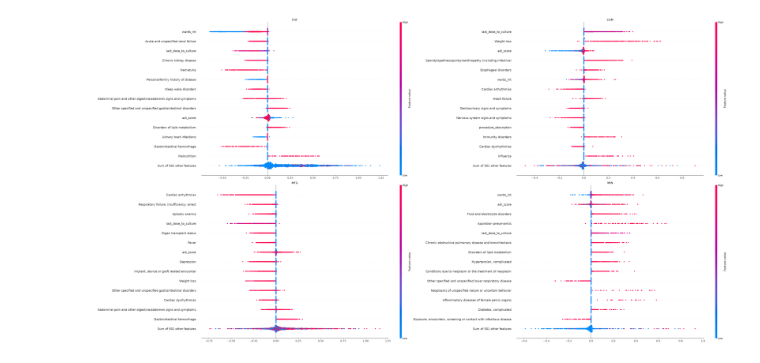
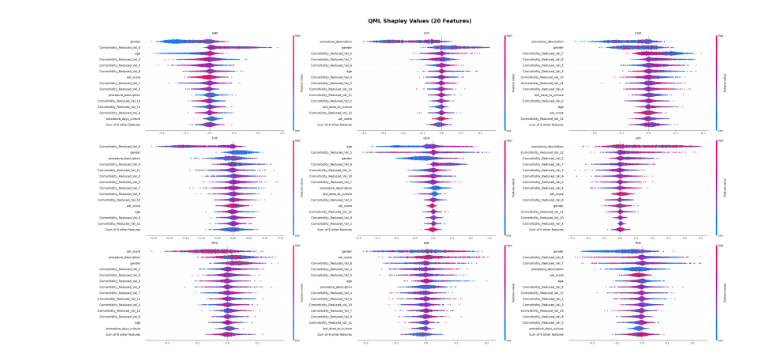
Before and after one commit to renatawong/qml-amr, a Jupyter notebook: viz_shapley.ipynb, the cells around one changed output. Cells and saved outputs as stored; diff of their text form; code cells hidden in the pictures.

```diff
--- a/viz_shapley.ipynb
+++ b/viz_shapley.ipynb
@@ -1,30 +1,30 @@
 # %%
 import shap
 import pickle
 import pandas as pd
 import matplotlib.pyplot as plt
 
-drugs_list = ["FOF", "CXM", "MFG", "MIN"]
-fig, axes = plt.subplots(nrows=2, ncols=2, figsize=(40, 20))
+drugs_list = ['AMP', 'CFR', 'CXM', 'FOF', 'GEN', 'LZD', 'MFG', 'MIN', 'PEN']
+fig, axes = plt.subplots(nrows=3, ncols=3, figsize=(40, 20))
 axes_flat = axes.flatten()
-
+fig.suptitle("QML Shapley Values (20 Features)", fontsize=24, fontweight="bold", y=1.01)
 for i in range(len(drugs_list)):
     DRUG = drugs_list[i]
-    with open(f"CShapley/{DRUG}.sav", "rb") as file:
+    with open(f"QShapley/{DRUG}.sav", "rb") as file:
         shapley = pickle.load(file)
-    if "_reduced" in DRUG:
+    if "_reduced" in DRUG or True:
         df = pd.read_csv(f"dataset/by_antibiotic_12comorbdims_dup/{DRUG}.csv")
         features = list(df.drop(columns=["anon_id","order_time_jittered_utc_shifted","resistant","Unnamed: 0"]).columns)
     else:
         df = pd.read_csv(f"dataset/by_antibiotic_dup/{DRUG}.csv")
         features = list(df.drop(columns=["anon_id","order_time_jittered_utc_shifted","resistant","Unnamed: 0",'Unnamed: 0.1']).columns)
     shapley.feature_names = features
     shap.plots.beeswarm(shapley[:,:,1], max_display=15, ax=axes_flat[i], show=False, plot_size=None)
     axes_flat[i].set_xlabel('')
     axes_flat[i].set_title(DRUG)
 
 
 plt.tight_layout()
 plt.show()
 # %% [output]
-[figure, old version]
+[figure, new version]
```
Also changed, not shown: 12 other files.
